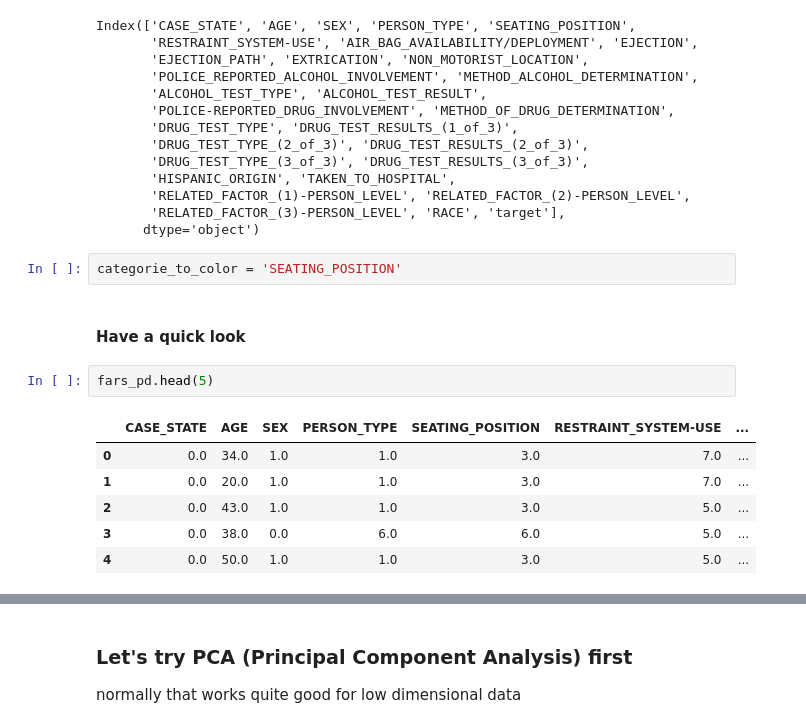
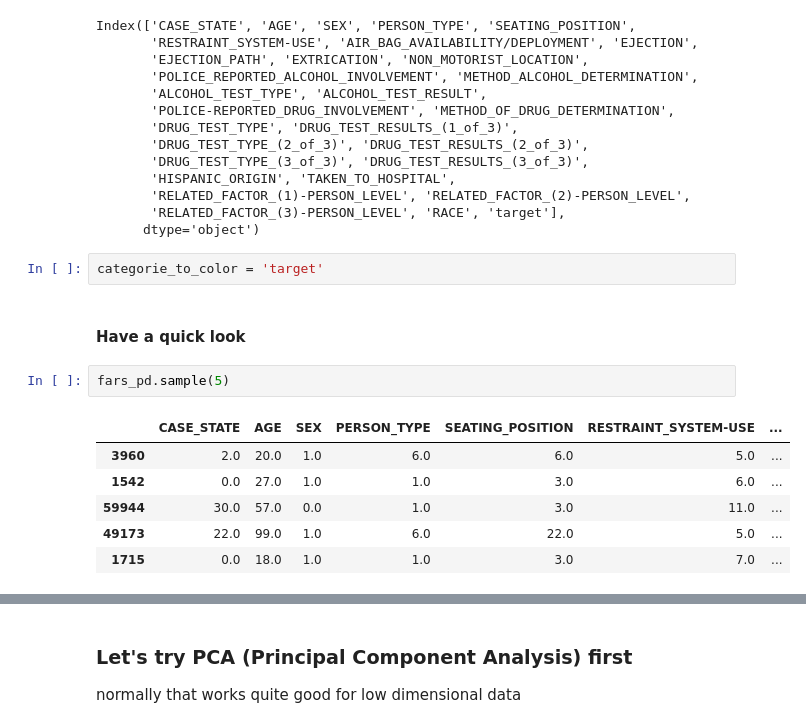
Before and after one commit to markste-in/dim_reduce, a Jupyter notebook: FARS.ipynb, the cells around one changed output, grey strips where cells are left out. Cells and saved outputs as stored; diff of their text form.

```diff
--- a/FARS.ipynb
+++ b/FARS.ipynb
@@ -40,15 +42,15 @@ Index(['CASE_STATE', 'AGE', 'SEX', 'PERSON_TYPE', 'SEATING_POSITION',
        'RELATED_FACTOR_(3)-PERSON_LEVEL', 'RACE', 'target'],
       dtype='object')
 # %%
-categorie_to_color = 'SEATING_POSITION'
+categorie_to_color = 'target'
 # %% [markdown]
 #### Have a quick look
 # %%
-fars_pd.head(5)
+fars_pd.sample(5)
 # %% [output]
 |  | CASE_STATE | AGE | SEX | PERSON_TYPE | SEATING_POSITION | RESTRAINT_SYSTEM-USE | ... |
-| 0 | 0.0 | 34.0 | 1.0 | 1.0 | 3.0 | 7.0 | ... |
-| 1 | 0.0 | 20.0 | 1.0 | 1.0 | 3.0 | 7.0 | ... |
-| 2 | 0.0 | 43.0 | 1.0 | 1.0 | 3.0 | 5.0 | ... |
-| 3 | 0.0 | 38.0 | 0.0 | 6.0 | 6.0 | 5.0 | ... |
-| 4 | 0.0 | 50.0 | 1.0 | 1.0 | 3.0 | 5.0 | ... |
+| 3960 | 2.0 | 20.0 | 1.0 | 6.0 | 6.0 | 5.0 | ... |
+| 1542 | 0.0 | 27.0 | 1.0 | 1.0 | 3.0 | 6.0 | ... |
+| 59944 | 30.0 | 57.0 | 0.0 | 1.0 | 3.0 | 11.0 | ... |
+| 49173 | 22.0 | 99.0 | 1.0 | 6.0 | 22.0 | 5.0 | ... |
+| 1715 | 0.0 | 18.0 | 1.0 | 1.0 | 3.0 | 7.0 | ... |
```
Also changed, not shown: parts of 6 cells of this notebook.
